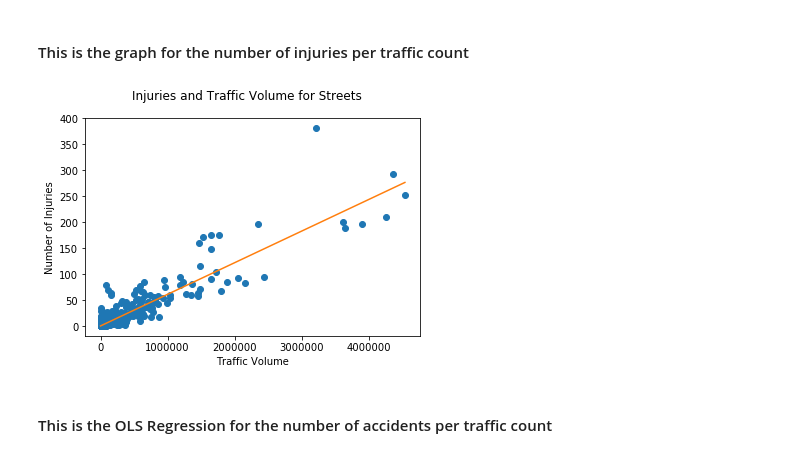
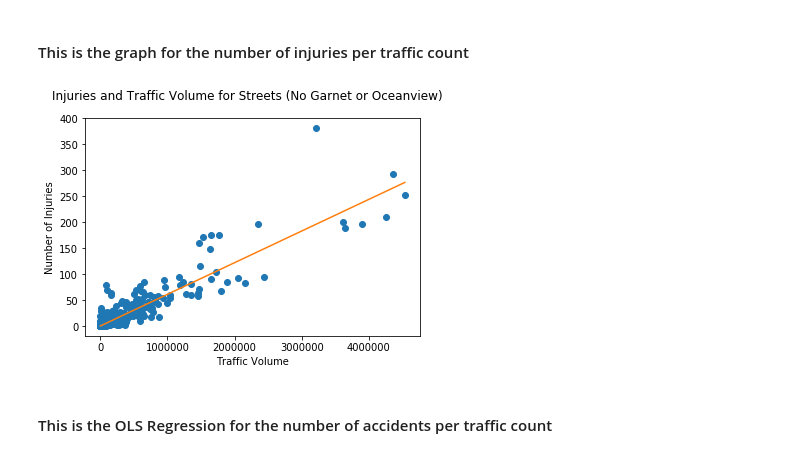
Before and after one commit to morahman97/SD-Car-Accident-Analysis, a Jupyter notebook: FinalProject.ipynb, the cells around one changed output. Saved outputs shown, nothing was run; the diff lists cells and outputs as text; code cells hidden in the pictures.

```diff
--- a/FinalProject.ipynb
+++ b/FinalProject.ipynb
@@ -1159,15 +1159,15 @@ strong multicollinearity or other numerical problems.
 #### This is the graph for the number of injuries per traffic count
 # %%
 plt.scatter(street_volume['total_traffic'], street_volume['num_injuries'])
-plt.suptitle('Injuries and Traffic Volume for Streets')
+plt.suptitle('Injuries and Traffic Volume for Streets (No Garnet or Oceanview)')
 plt.xlabel('Traffic Volume')
 plt.ylabel('Number of Injuries')
 xs = np.arange(street_volume['total_traffic'].min(), street_volume['total_traffic'].max())
 ys = 6.095 * 10 ** (-5) * xs
 plt.plot(xs, ys, color="C1")
 plt.show()
 # %% [output]
-[figure, old version]
+[figure, new version]
 # %% [markdown]
 #### This is the OLS Regression for the number of accidents per traffic count
 # %%
```
Also changed, not shown: parts of 23 cells of this notebook.
